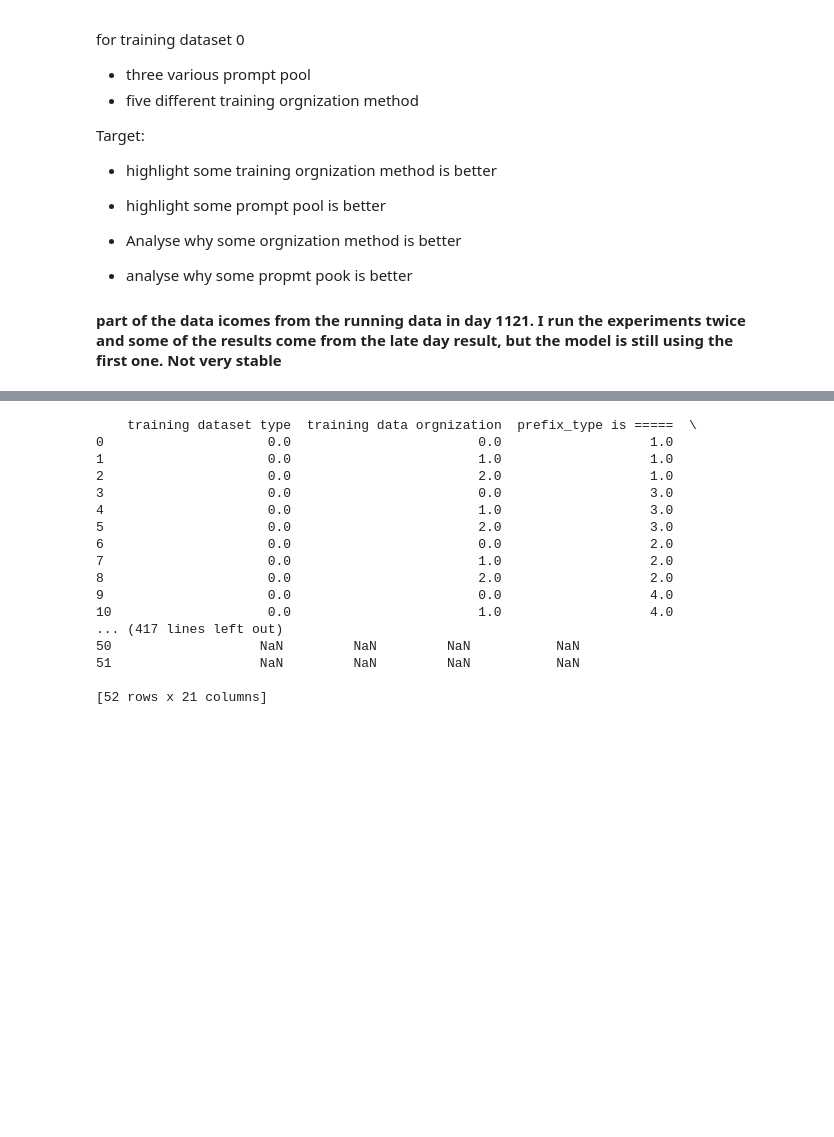
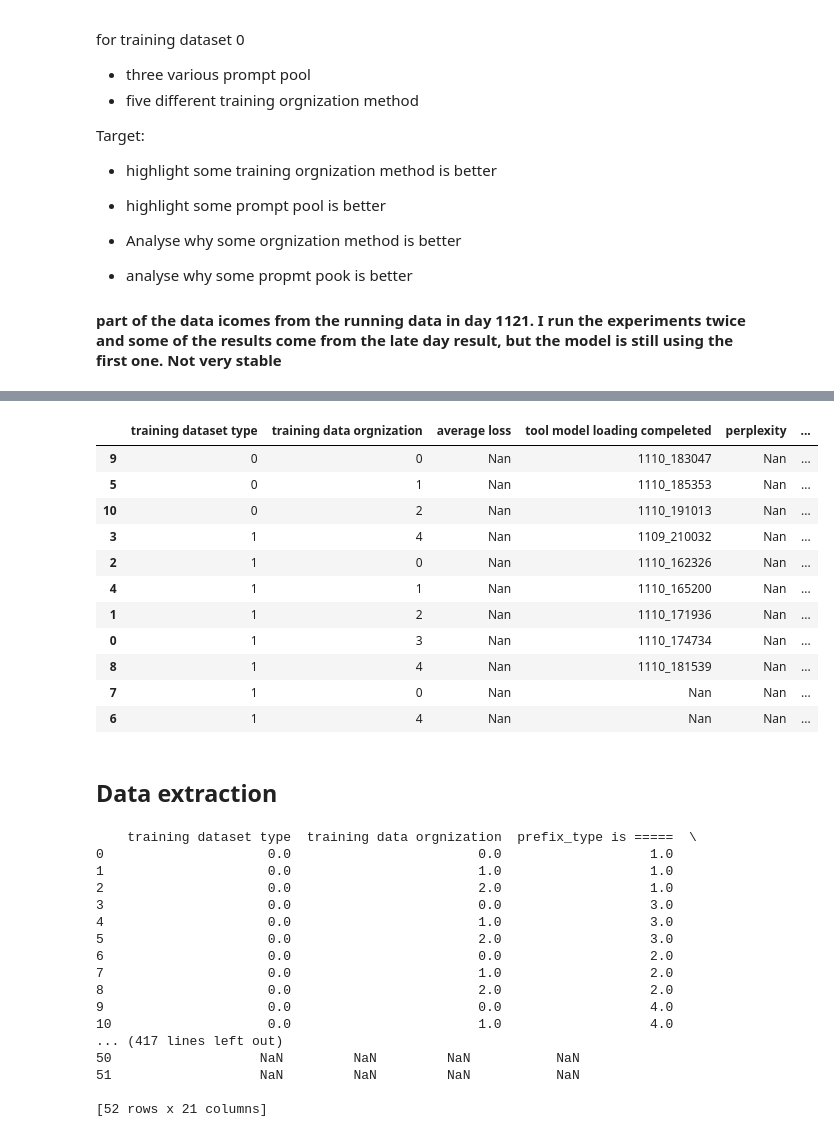
Before and after one commit to BJTFDGR/RAID23_Chatbot, a Jupyter notebook: result/result_figure/scripts/Fig_dataset_org.ipynb, the cells around one changed output, grey strips where cells are left out. Drawn from its saved outputs; the diff is of its cells as text; code cells hidden in the pictures; blank space fills up the shorter version.

```diff
--- a/result/result_figure/scripts/Fig_dataset_org.ipynb
+++ b/result/result_figure/scripts/Fig_dataset_org.ipynb
@@ -19,3 +107,56 @@ Target:
+# %%
+
+all_info=[]
+for record in result_record:
+    info=['Nan' for i in keyword]
+    info[0]=str(record[0])
+    info[1]=str(record[1])
+    for sentence in record:
+
+        if keyword[2] in sentence:
+            info[2]=sentence.split('average loss =')[1].replace('\n','')
+            continue
+        if keyword[3] in sentence:
+            info[3]=sentence.split('demo_job/')[1].replace('\n','')
+            continue
+        if keyword[4] in sentence:
+            info[4]=sentence.split('tensor(')[1].replace(')\n','')
+            continue
+        if keyword[5] in sentence:
+            info[5]=sentence.split('prefix_type is ===== ')[1].replace('\n','')
+            continue
+        if keyword[6] in sentence:
+            info[6]=sentence.split('is')[1].replace('\n','')
+            continue
+        if keyword[7] in sentence:
+            info[7]=sentence.split('is')[1].replace('\n','')
+            continue
+        if keyword[8] in sentence:
+            info[8]=sentence.split('is')[1].replace('\n','')
+            continue
+    all_info.append(info)
+# %%
+import pandas as pd
+
+df = pd.DataFrame(all_info)
+df.columns = keyword
+
+df.sort_values(by=['training dataset type','prefix_type is =====','training data orgnization'])
+# %% [output]
+|  | training dataset type | training data orgnization | average loss | tool model loading compeleted | perplexity | ... |
+| 9 | 0 | 0 | Nan | 1110_183047 | Nan | ... |
+| 5 | 0 | 1 | Nan | 1110_185353 | Nan | ... |
+| 10 | 0 | 2 | Nan | 1110_191013 | Nan | ... |
+| 3 | 1 | 4 | Nan | 1109_210032 | Nan | ... |
+| 2 | 1 | 0 | Nan | 1110_162326 | Nan | ... |
+| 4 | 1 | 1 | Nan | 1110_165200 | Nan | ... |
+| 1 | 1 | 2 | Nan | 1110_171936 | Nan | ... |
+| 0 | 1 | 3 | Nan | 1110_174734 | Nan | ... |
+| 8 | 1 | 4 | Nan | 1110_181539 | Nan | ... |
+| 7 | 1 | 0 | Nan | Nan | Nan | ... |
+| 6 | 1 | 4 | Nan | Nan | Nan | ... |
+# %% [markdown]
+## Data extraction
 # %%
 import pandas as pd
 df = pd.read_csv ('/home/chenboc1/localscratch2/chenboc1/Adver_Conv/data/Adv_conv result - Sheet2.csv')
```
Also changed, not shown: parts of 5 cells of this notebook, 16 other files.
